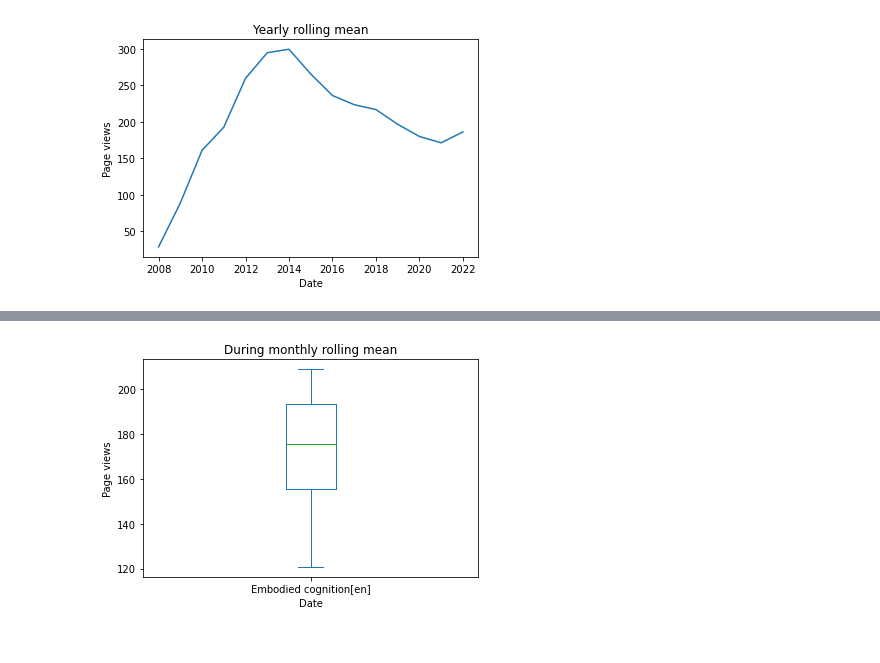
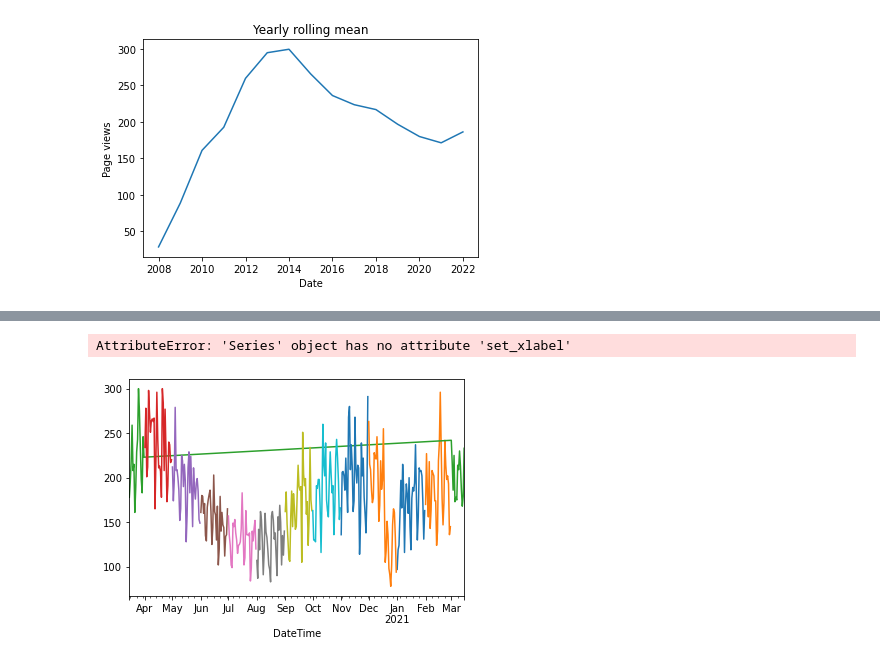
Before and after one commit to JohnMadrid/EC_env_images, a Jupyter notebook: page_visits_analysis.ipynb, the cells around one changed output, grey strips where cells are left out. Drawn from its saved outputs; the diff is of its cells as text; code cells hidden in the pictures.

```diff
--- a/page_visits_analysis.ipynb
+++ b/page_visits_analysis.ipynb
@@ -43,3 +43,15 @@ ax.set_title("Yearly rolling mean")
 plt.show()
 # %% [output]
 [figure]
+# %%
+views_before_project = df['2020-03-01':'2021-02-28']
+views_during_project = df['2021-03-01':'2022-02-28']
+
+
+# views_during_project
+views_before_project_month = views_before_project.index.month
+views_during_project_month = views_during_project.index.month
+
+views_during_project_month
+# views_during_project.tail(50)
+#
@@ -46,21 +97,12 @@ plt.show()
 # %%
-views_before_project = df['2020-03-15':'2021-03-15']
-views_during_project = df['2021-03-15':'2022-03-15']
+views_before_project_mean = views_before_project['Embodied cognition[en]'].groupby(views_before_project_month)
 
-
-# views_during_project
-views_before_project_month = views_before_project.index.month
-views_during_project_month = views_during_project.index.month
-#
-# views_during_project
-
-views_during_project_mean = views_during_project['Embodied cognition[en]'].groupby(views_during_project_month).mean()
-
-ax = views_during_project_mean.plot(kind='box')
+ax = views_before_project_mean.plot()
 ax.set_xlabel("Date")
 ax.set_ylabel("Page views")
-ax.set_title("During monthly rolling mean")
+ax.set_title("Previous monthly rolling mean")
 
 plt.show()
 # %% [output]
+AttributeError: 'Series' object has no attribute 'set_xlabel'
-[figure, old version]
+[figure, new version]
```
Also changed, not shown: parts of 4 cells of this notebook.
